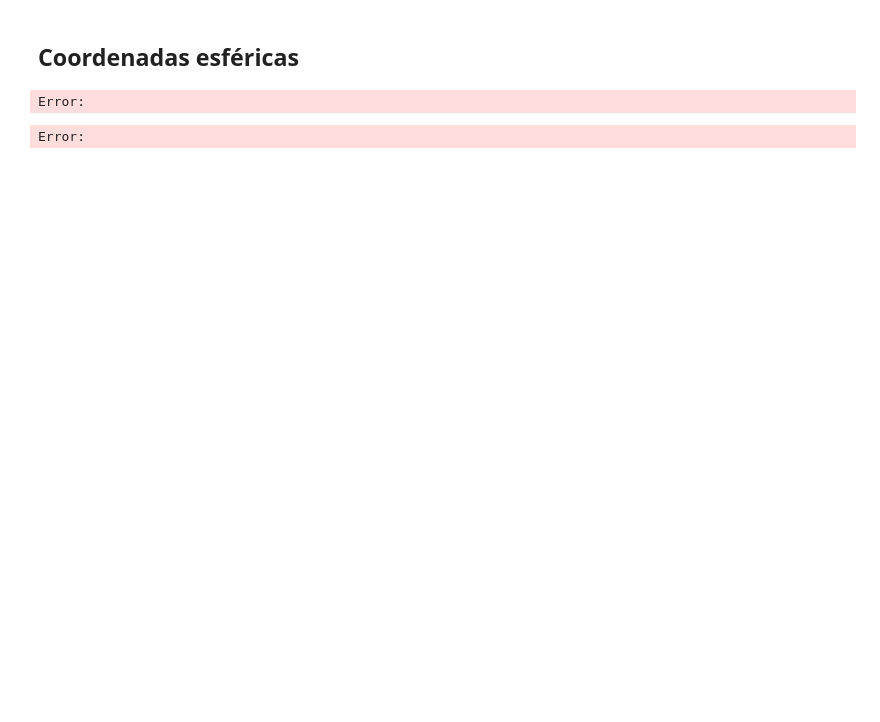
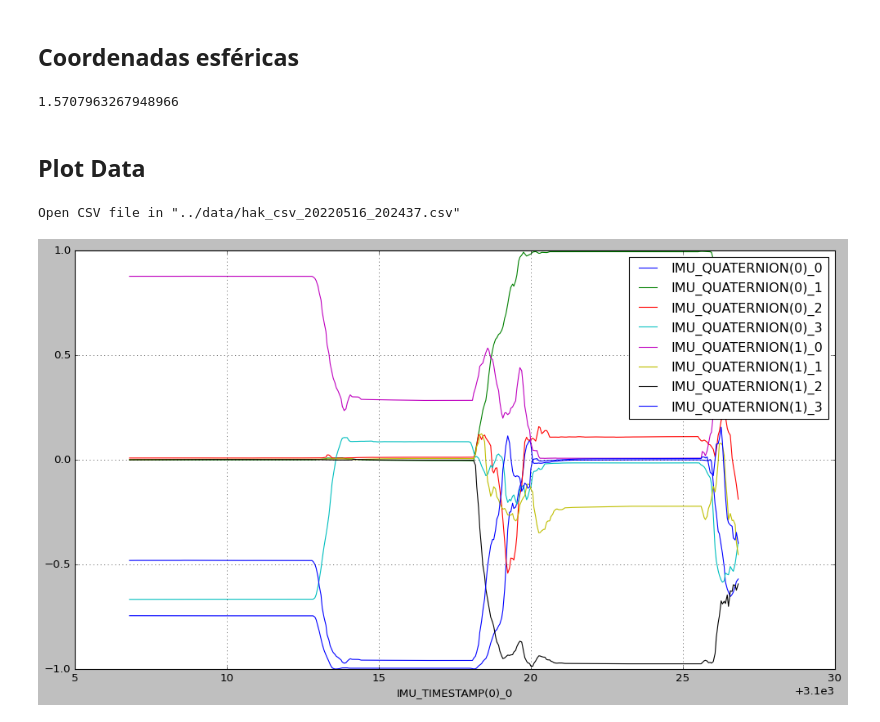
Before and after one commit to gmescudero/humanArmkinematics, a Jupyter notebook: prototypes/tryouts.ipynb, the cells around one changed output. Saved outputs shown, nothing was run; the diff lists cells and outputs as text; code cells hidden in the pictures; blank space fills up the shorter version.

Commit message:
fixed small bug in imus batch initialization procedure and added plots into tryouts jyupiter

```diff
--- a/prototypes/tryouts.ipynb
+++ b/prototypes/tryouts.ipynb
@@ -33,8 +23,36 @@ Error:
 # %%
 v = [1,0,0]
 
-theta = np.arctan2(norm(v[:1]),v[2])
+theta = np.arctan2(np.linalg.norm(v[:1]),v[2])
 print(theta)
 # %% [output]
-Error:
+1.5707963267948966
-Error:
+# %% [markdown]
+## Plot Data
+# %%
+import os
+import matplotlib.pyplot as plt
+
+DATA_DIR = "../data/"
+
+dirs = os.listdir(DATA_DIR)
+dirs.sort()
+path = DATA_DIR+dirs[-1]
+
+print(f"Open CSV file in \"{path}\"")
+df = pd.read_csv(path)
+
+# Adjust plot style
+plt.figure(figsize=(15, 8), dpi=80)
+plt.grid(True)
+plt.style.use('classic')
+
+# Show plot
+for col in df.columns[1:]:
+    plt.plot(df[df.columns[0]], df[col])
+plt.legend(df.columns[1:])
+plt.xlabel(df.columns[0])
+plt.show()
+# %% [output]
+Open CSV file in "../data/hak_csv_20220516_202437.csv"
+[figure, added]
```
Also changed, not shown: parts of 5 cells of this notebook, 2 other files.
